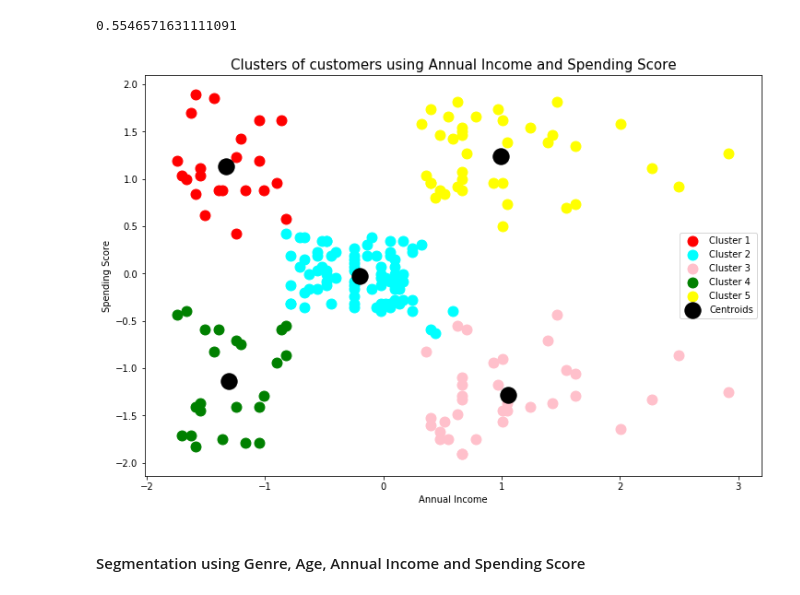
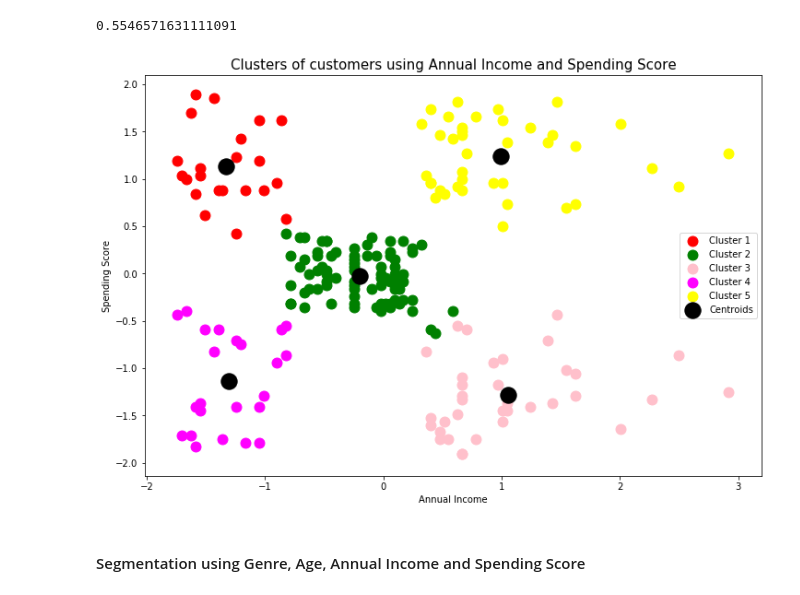
Before and after one commit to BMariam/machine_learning_portfolio, a Jupyter notebook: mall_customer_segmentation_using_KMeans/Mall_Customers.ipynb, the cells around one changed output. Saved outputs shown, nothing was run; the diff lists cells and outputs as text; code cells hidden in the pictures.

```diff
--- a/mall_customer_segmentation_using_KMeans/Mall_Customers.ipynb
+++ b/mall_customer_segmentation_using_KMeans/Mall_Customers.ipynb
@@ -364,27 +364,27 @@ print(metrics.silhouette_score(df_3, clusters))
 # %%
 plt.figure(figsize = (12, 8))
 
 plt.scatter(df_3[clusters == 0, 0], df_3[clusters == 0, 1],
             s = 120, c = 'red', label = 'Cluster 1')
 plt.scatter(df_3[clusters == 1, 0], df_3[clusters == 1, 1],
-            s = 120, c = 'cyan', label = 'Cluster 2')
+            s = 120, c = 'green', label = 'Cluster 2')
 plt.scatter(df_3[clusters == 2, 0], df_3[clusters == 2, 1],
             s = 120, c = 'pink', label = 'Cluster 3')
 plt.scatter(df_3[clusters == 3, 0], df_3[clusters == 3, 1],
-            s = 120, c = 'green', label = 'Cluster 4')
+            s = 120, c = 'magenta', label = 'Cluster 4')
 plt.scatter(df_3[clusters == 4, 0], df_3[clusters == 4, 1],
             s = 120, c = 'yellow', label = 'Cluster 5')
 
 plt.scatter(kmeans_3.cluster_centers_[:, 0], kmeans_3.cluster_centers_[:, 1],
             s = 300, c = 'black', label = 'Centroids')
 
 plt.title("Clusters of customers using Annual Income and Spending Score", fontsize = 15)
 plt.xlabel("Annual Income")
 plt.ylabel("Spending Score")
 plt.legend(loc = 0)
 plt.show()
 # %% [output]
-[figure, old version]
+[figure, new version]
 # %% [markdown]
 #### Segmentation using Genre, Age, Annual Income and Spending Score
 # %%
```
Also changed, not shown: parts of 1 cell of this notebook, 1 other file.
